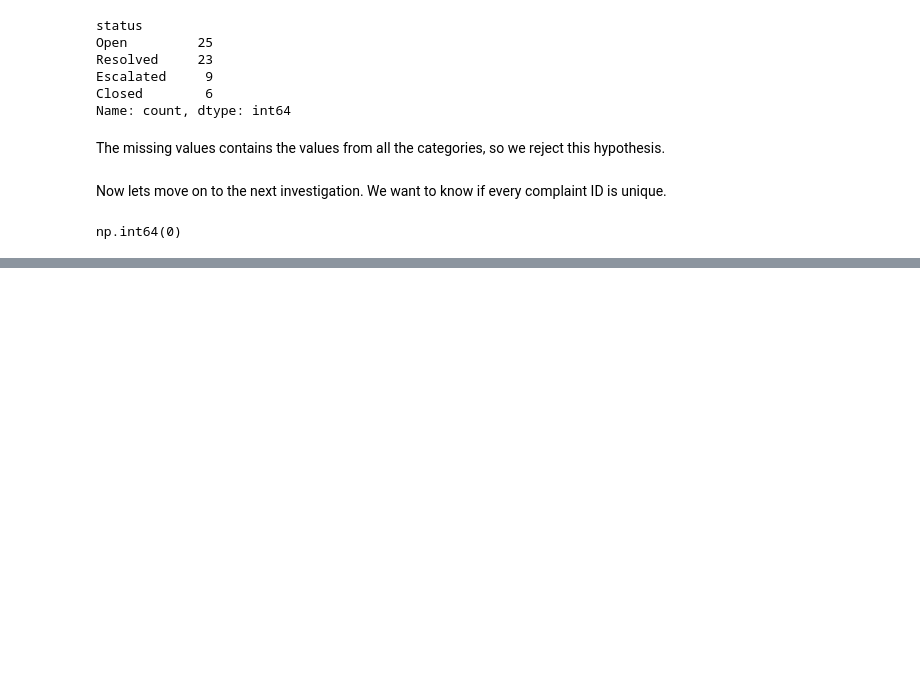
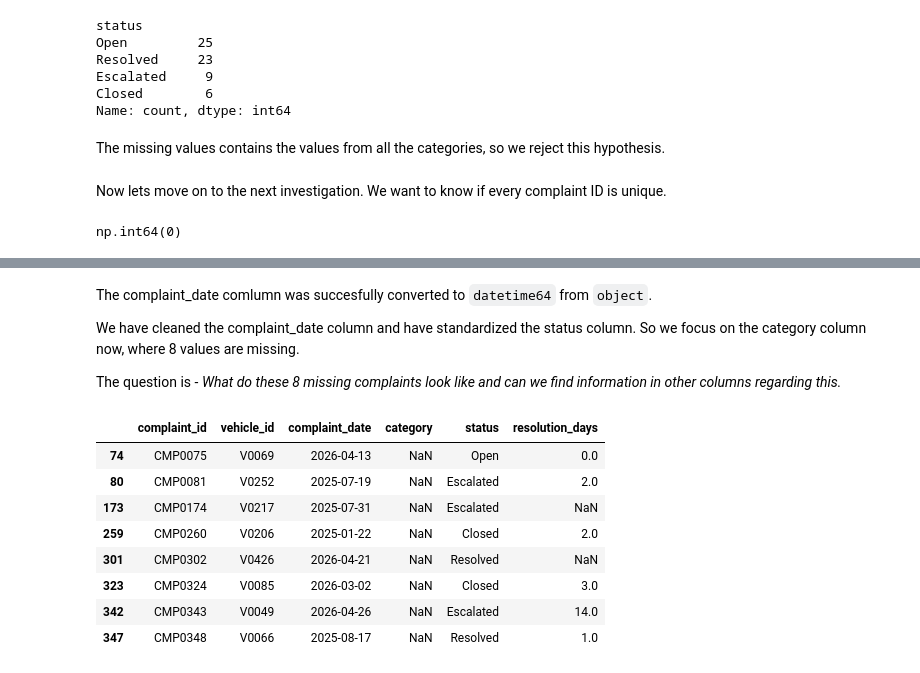
Before and after one commit to Namishkaushik/Projects, a Jupyter notebook: Project-4 Vulcan/clean_data.ipynb, the cells around one changed output, grey strips where cells are left out. Cells and saved outputs as stored; diff of their text form; code cells hidden in the pictures; blank space fills up the shorter version.

```diff
--- a/Project-4 Vulcan/clean_data.ipynb
+++ b/Project-4 Vulcan/clean_data.ipynb
@@ -136,0 +179,18 @@ Lets check the
+# %% [markdown]
+The complaint_date comlumn was succesfully converted to `datetime64` from `object`.
+
+We have cleaned the complaint_date column and have standardized the status column. So we focus on the category column now, where 8 values are missing.
+
+The question is - *What do these 8 missing complaints look like and can we find information in other columns regarding this.*
+# %%
+complaints_clean[complaints_clean['category'].isna()]
+# %% [output]
+|  | complaint_id | vehicle_id | complaint_date | category | status | resolution_days |
+| 74 | CMP0075 | V0069 | 2026-04-13 | NaN | Open | 0.0 |
+| 80 | CMP0081 | V0252 | 2025-07-19 | NaN | Escalated | 2.0 |
+| 173 | CMP0174 | V0217 | 2025-07-31 | NaN | Escalated | NaN |
+| 259 | CMP0260 | V0206 | 2025-01-22 | NaN | Closed | 2.0 |
+| 301 | CMP0302 | V0426 | 2026-04-21 | NaN | Resolved | NaN |
+| 323 | CMP0324 | V0085 | 2026-03-02 | NaN | Closed | 3.0 |
+| 342 | CMP0343 | V0049 | 2026-04-26 | NaN | Escalated | 14.0 |
+| 347 | CMP0348 | V0066 | 2025-08-17 | NaN | Resolved | 1.0 |
```
Also changed, not shown: parts of 31 cells of this notebook.
